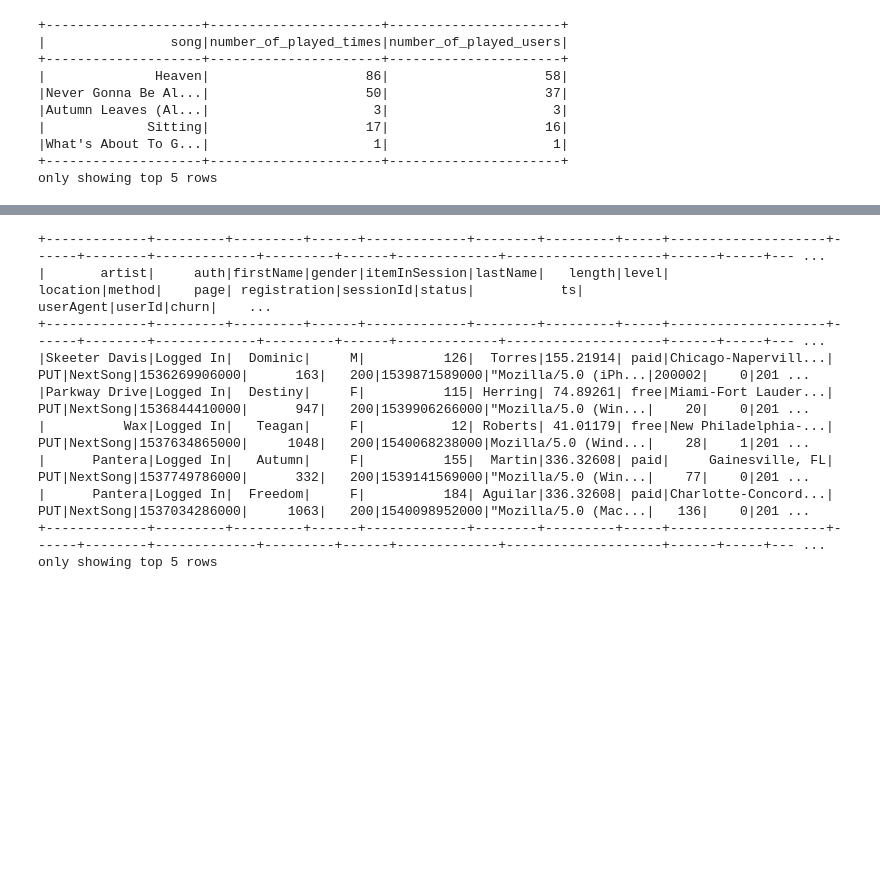
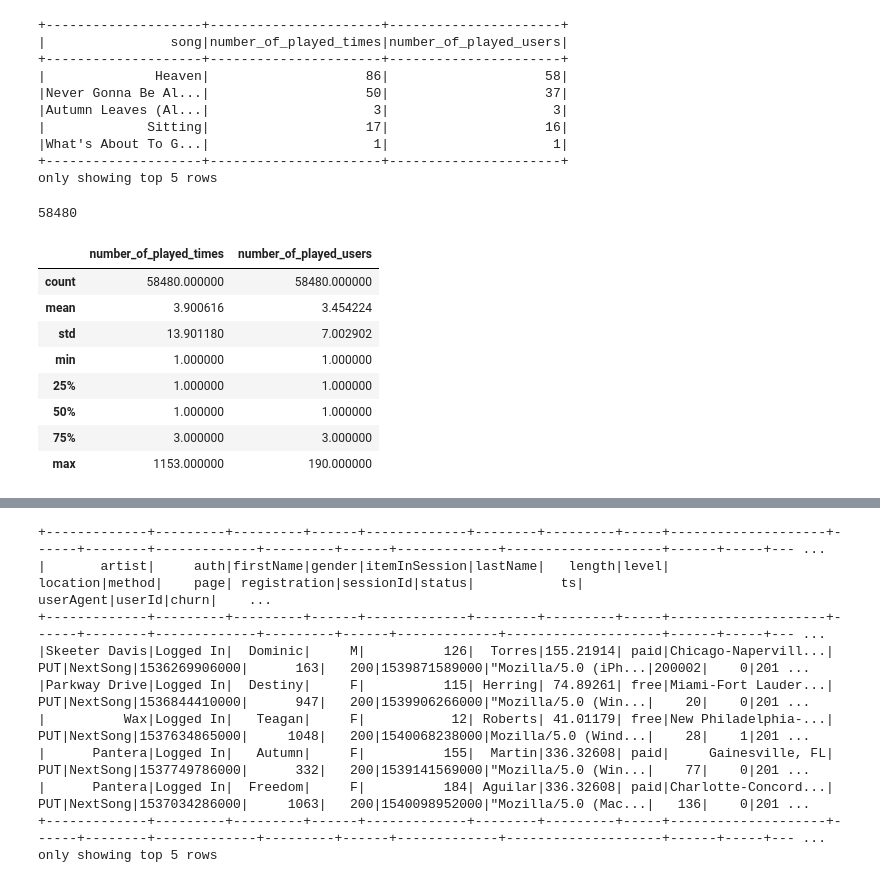
Before and after one commit to bing9/udacity_data_scientist_track_capstone_project, a Jupyter notebook: Sparkify.ipynb, the cells around one changed output, grey strips where cells are left out. Drawn from its saved outputs; the diff is of its cells as text; code cells hidden in the pictures; blank space fills up the shorter version.

```diff
--- a/Sparkify.ipynb
+++ b/Sparkify.ipynb
@@ -237,0 +240,16 @@ only showing top 5 rows
+# %%
+len(song_df)
+# %% [output]
+58480
+# %%
+song_df.describe()
+# %% [output]
+|  | number_of_played_times | number_of_played_users |
+| count | 58480.000000 | 58480.000000 |
+| mean | 3.900616 | 3.454224 |
+| std | 13.901180 | 7.002902 |
+| min | 1.000000 | 1.000000 |
+| 25% | 1.000000 | 1.000000 |
+| 50% | 1.000000 | 1.000000 |
+| 75% | 3.000000 | 3.000000 |
+| max | 1153.000000 | 190.000000 |
```
Also changed, not shown: parts of 29 cells of this notebook, 4 other files.
